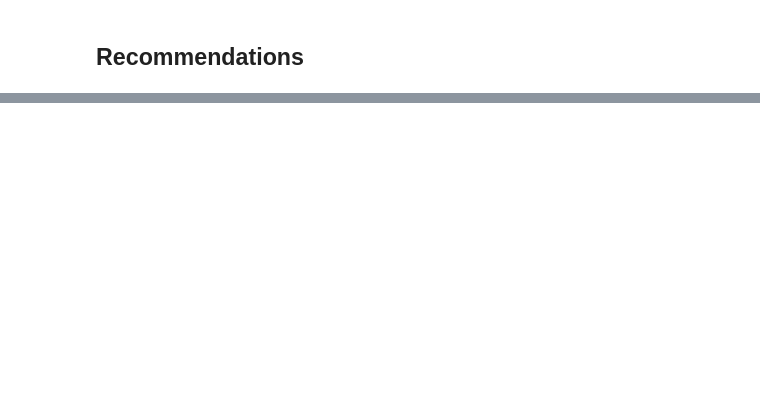
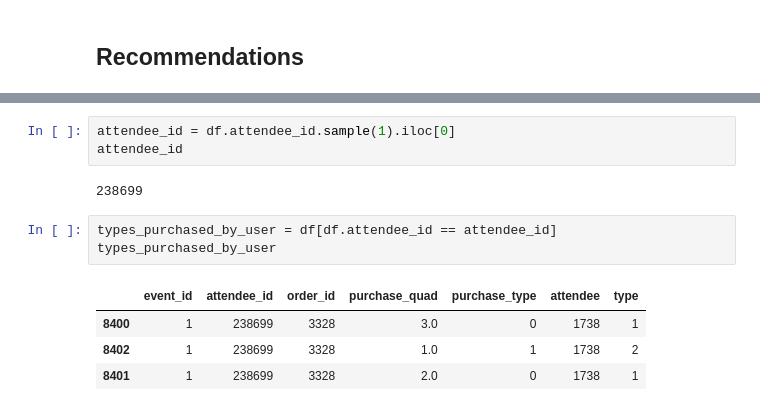
Before and after one commit to yuchild/ue_recommender, a Jupyter notebook: models.ipynb, the cells around one changed output, grey strips where cells are left out. Cells and saved outputs as stored; diff of their text form; blank space fills up the shorter version.

```diff
--- a/models.ipynb
+++ b/models.ipynb
@@ -209,0 +171,13 @@ for row in recommended_movies.itertuples():
+# %%
+attendee_id = df.attendee_id.sample(1).iloc[0]
+attendee_id
+# %% [output]
+238699
+# %%
+types_purchased_by_user = df[df.attendee_id == attendee_id]
+types_purchased_by_user
+# %% [output]
+|  | event_id | attendee_id | order_id | purchase_quad | purchase_type | attendee | type |
+| 8400 | 1 | 238699 | 3328 | 3.0 | 0 | 1738 | 1 |
+| 8402 | 1 | 238699 | 3328 | 1.0 | 1 | 1738 | 2 |
+| 8401 | 1 | 238699 | 3328 | 2.0 | 0 | 1738 | 1 |
```
Also changed, not shown: parts of 11 cells of this notebook.
